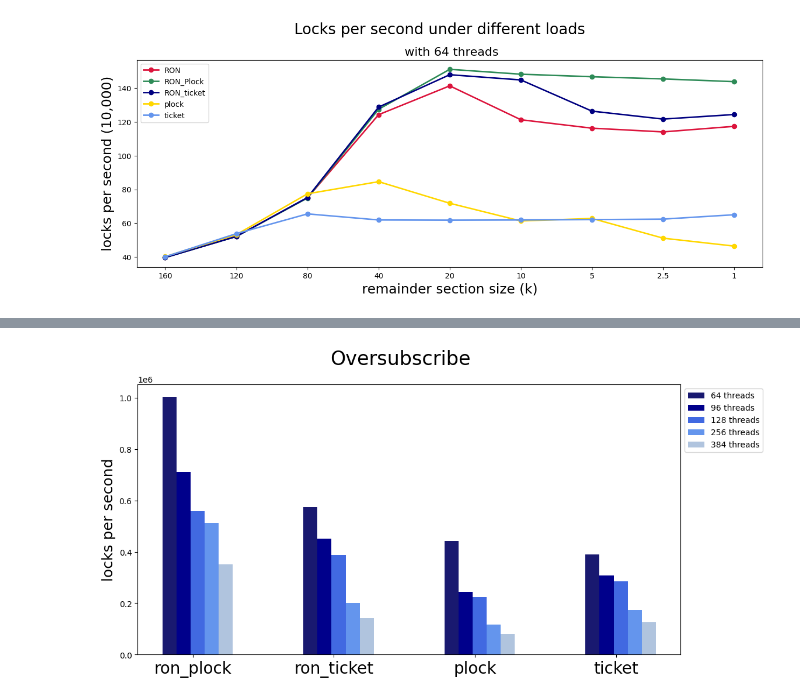
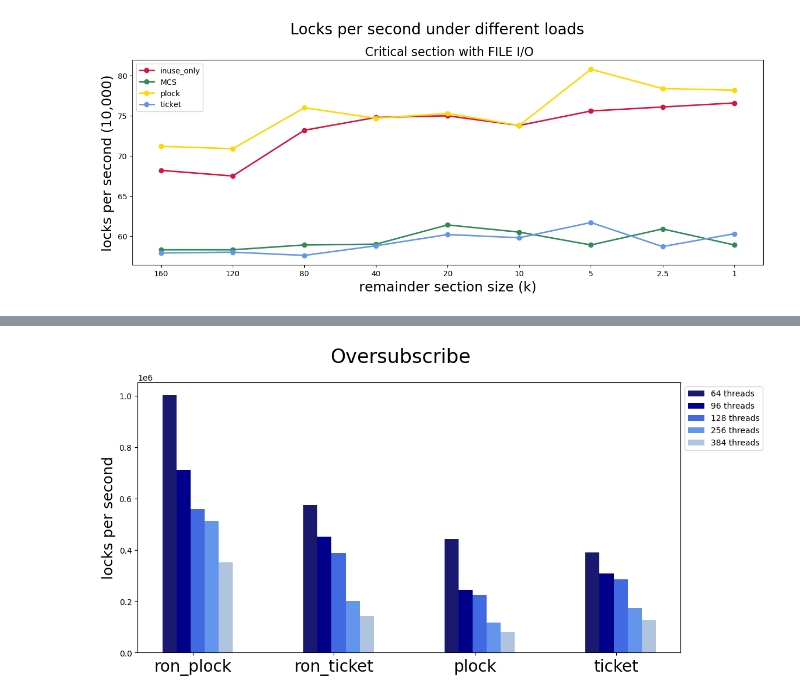
Before and after one commit to Ashen1110/Master_OS, a Jupyter notebook: code/test_data/test_data.ipynb, the cells around one changed output, grey strips where cells are left out. Saved outputs shown, nothing was run; the diff lists cells and outputs as text; code cells hidden in the pictures.

```diff
--- a/code/test_data/test_data.ipynb
+++ b/code/test_data/test_data.ipynb
@@ -4,31 +66,31 @@ import numpy as np
 # %%
-# ncs_size
+# IO remainder section size
+# run for 10 sec
+# with user num = 100
 ncs_size = [160, 120, 80, 40, 20, 10, 5, 2.5, 1]
-ron = [39.7, 52.2, 75.0, 124.3, 141.4, 121.3, 116.3, 114.1, 117.4]
-plock = [40.2, 53.2, 77.4, 84.6, 71.8, 61.3, 62.8, 51.1, 46.4]
-ticket = [40.1, 53.8, 65.5, 61.9, 61.8, 61.9, 62.1, 62.4, 65.0]
-ron_plock = [39.6, 52.1, 74.9, 127.5, 151.2, 148.3, 146.8, 145.5, 143.9]
-ron_ticket = [39.6, 52.1, 75.2, 128.8, 148.0, 144.9, 126.4, 121.7, 124.4]
+inuse_only = [68.2, 67.5, 73.2, 74.8, 75.0, 73.8, 75.6, 76.1, 76.6]
+plock = [71.2, 70.9, 76.0, 74.7, 75.3, 73.8, 80.8, 78.4, 78.2]
+ticket = [57.9, 58.0, 57.6, 58.8, 60.2, 59.8, 61.7, 58.7, 60.3]
+mcs = [58.3, 58.3, 58.9, 59.0, 61.4, 60.5, 58.9, 60.9, 58.9]
 
 values = range(len(ncs_size))
 plt.figure(figsize=(15,5),dpi=100,linewidth = 2)
-plt.plot(values, ron, color="crimson", linestyle="-", linewidth="2", markersize="12", marker=".", label="RON")
-plt.plot(values, ron_plock, color="seagreen", linestyle="-", linewidth="2", markersize="12", marker=".", label="RON_Plock")
-plt.plot(values, ron_ticket, color="navy", linestyle="-", linewidth="2", markersize="12", marker=".", label="RON_ticket")
+plt.plot(values, inuse_only, color="crimson", linestyle="-", linewidth="2", markersize="12", marker=".", label="inuse_only")
+plt.plot(values, mcs, color="seagreen", linestyle="-", linewidth="2", markersize="12", marker=".", label="MCS")
 plt.plot(values, plock, color="gold", linestyle="-", linewidth="2", markersize="12", marker=".", label="plock")
 plt.plot(values, ticket, color="cornflowerblue", linestyle="-", linewidth="2", markersize="12", marker=".", label="ticket")
 
 
 plt.xticks(values, ncs_size)
 plt.xlabel('remainder section size (k)', fontsize="18")
 plt.ylabel('locks per second (10,000)', fontsize="18")
 
 title = "Locks per second under different loads"
 plt.suptitle(title,  y=1.02, fontsize="20")
-sub = " with 64 threads"
+sub = " Critical section with FILE I/O"
 plt.title(sub, y=1, fontsize="16")
-
+#plt.savefig('C:\Users\user\Desktop\RS_size_ALU.png')
 plt.legend()
 plt.show()
 # %% [output]
-[figure, old version]
+[figure, new version]
```
Also changed, not shown: parts of 5 cells of this notebook, 4 other files.
